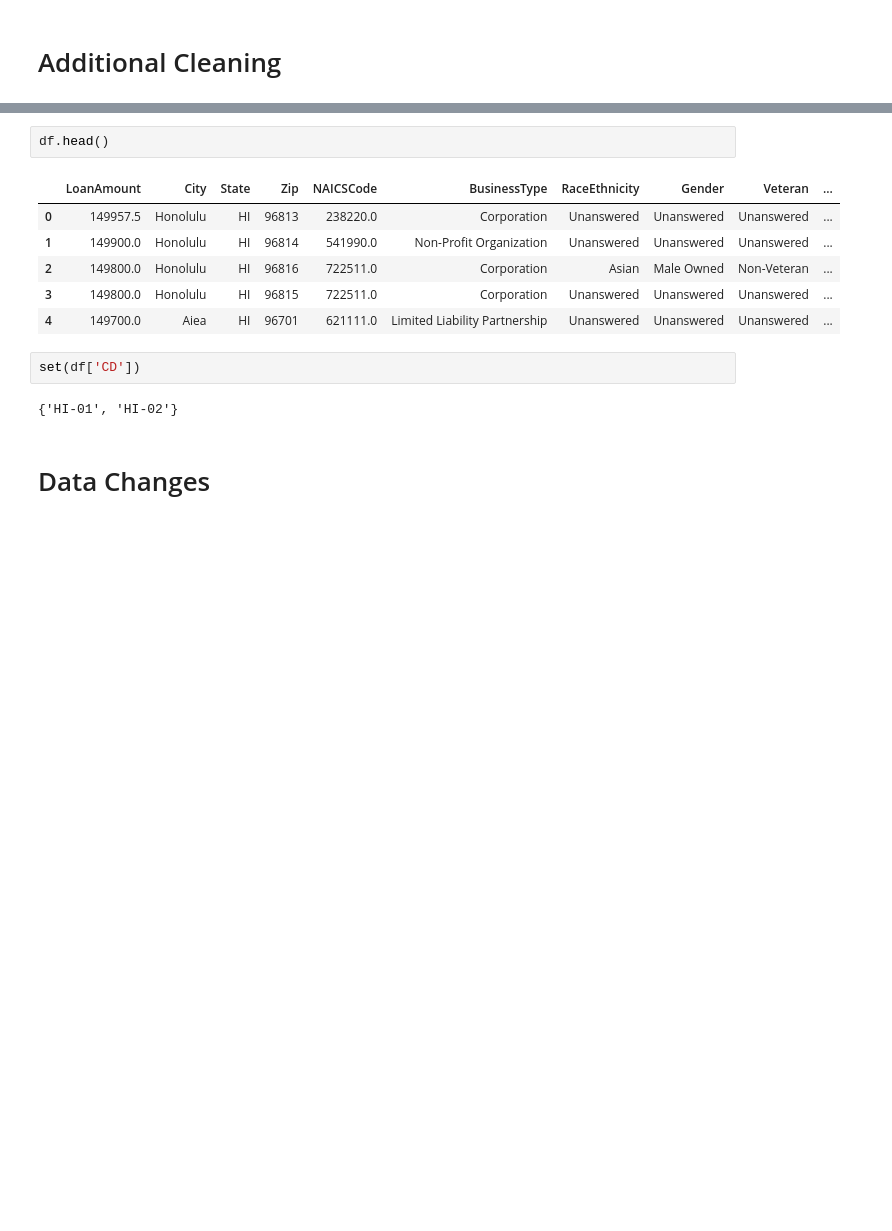
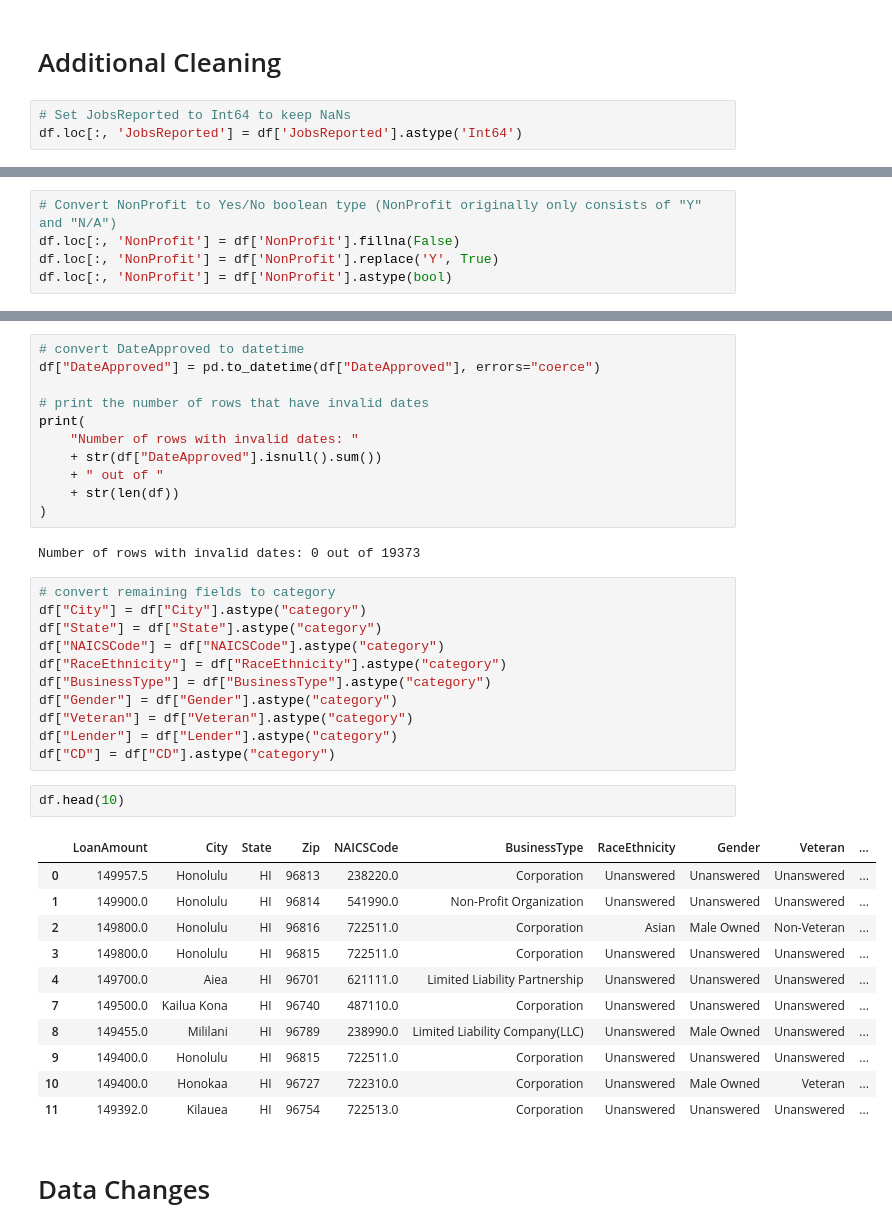
Before and after one commit to trebula/cs-513-final-project, a Jupyter notebook: PythonCleaningScript.ipynb, the cells around one changed output, grey strips where cells are left out. Drawn from its saved outputs; the diff is of its cells as text; blank space fills up the shorter version.

```diff
--- a/PythonCleaningScript.ipynb
+++ b/PythonCleaningScript.ipynb
@@ -18,5 +26,8 @@ df.head()
 # %% [markdown]
 # Additional Cleaning
+# %%
+# Set JobsReported to Int64 to keep NaNs
+df.loc[:, 'JobsReported'] = df['JobsReported'].astype('Int64')
 # %%
 # Replace all 0s in City with NaN
 df.loc[df.City == '0', 'City'] = np.nan
@@ -46,0 +40,5 @@ df = df.dropna()
+# %%
+# Convert NonProfit to Yes/No boolean type (NonProfit originally only consists of "Y" and "N/A")
+df.loc[:, 'NonProfit'] = df['NonProfit'].fillna(False)
+df.loc[:, 'NonProfit'] = df['NonProfit'].replace('Y', True)
+df.loc[:, 'NonProfit'] = df['NonProfit'].astype(bool)
@@ -47,16 +70,41 @@ df = df.dropna()
+# %%
+# convert DateApproved to datetime
+df["DateApproved"] = pd.to_datetime(df["DateApproved"], errors="coerce")
+
+# print the number of rows that have invalid dates
+print(
+    "Number of rows with invalid dates: "
+    + str(df["DateApproved"].isnull().sum())
+    + " out of "
+    + str(len(df))
+)
+# %% [output]
+Number of rows with invalid dates: 0 out of 19373
+# %%
+# convert remaining fields to category
+df["City"] = df["City"].astype("category")
+df["State"] = df["State"].astype("category")
+df["NAICSCode"] = df["NAICSCode"].astype("category")
+df["RaceEthnicity"] = df["RaceEthnicity"].astype("category")
+df["BusinessType"] = df["BusinessType"].astype("category")
+df["Gender"] = df["Gender"].astype("category")
+df["Veteran"] = df["Veteran"].astype("category")
+df["Lender"] = df["Lender"].astype("category")
+df["CD"] = df["CD"].astype("category")
 # %%
-df.head()
+df.head(10)
 # %% [output]
 |  | LoanAmount | City | State | Zip | NAICSCode | BusinessType | RaceEthnicity | Gender | Veteran | ... |
 | 0 | 149957.5 | Honolulu | HI | 96813 | 238220.0 | Corporation | Unanswered | Unanswered | Unanswered | ... |
 | 1 | 149900.0 | Honolulu | HI | 96814 | 541990.0 | Non-Profit Organization | Unanswered | Unanswered | Unanswered | ... |
 | 2 | 149800.0 | Honolulu | HI | 96816 | 722511.0 | Corporation | Asian | Male Owned | Non-Veteran | ... |
 | 3 | 149800.0 | Honolulu | HI | 96815 | 722511.0 | Corporation | Unanswered | Unanswered | Unanswered | ... |
 | 4 | 149700.0 | Aiea | HI | 96701 | 621111.0 | Limited Liability Partnership | Unanswered | Unanswered | Unanswered | ... |
+| 7 | 149500.0 | Kailua Kona | HI | 96740 | 487110.0 | Corporation | Unanswered | Unanswered | Unanswered | ... |
+| 8 | 149455.0 | Mililani | HI | 96789 | 238990.0 | Limited Liability Company(LLC) | Unanswered | Male Owned | Unanswered | ... |
+| 9 | 149400.0 | Honolulu | HI | 96815 | 722511.0 | Corporation | Unanswered | Unanswered | Unanswered | ... |
+| 10 | 149400.0 | Honokaa | HI | 96727 | 722310.0 | Corporation | Unanswered | Male Owned | Veteran | ... |
+| 11 | 149392.0 | Kilauea | HI | 96754 | 722513.0 | Corporation | Unanswered | Unanswered | Unanswered | ... |
-# %%
-set(df['CD'])
-# %% [output]
-{'HI-01', 'HI-02'}
 # %% [markdown]
 # Data Changes
 # %%
```
Also changed, not shown: parts of 9 cells of this notebook, 14 other files.
